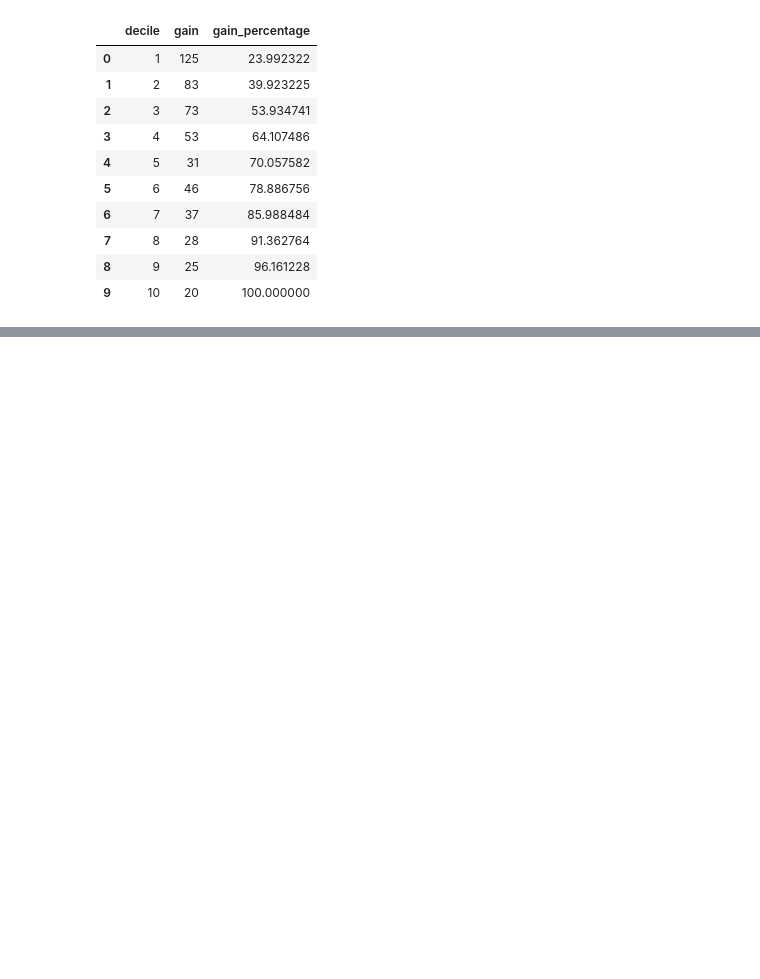
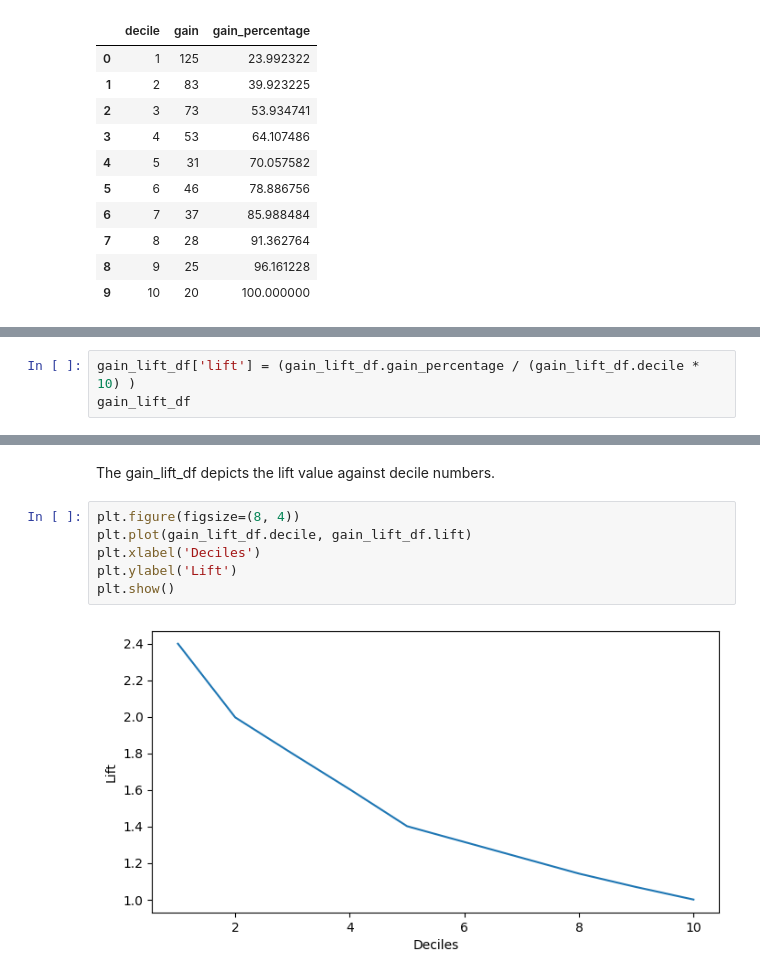
Before and after one commit to Anurag-Warthi/Data-Science-Machine-Learning, a Jupyter notebook: Data Science/03-Classification/Gain_Lift.ipynb, the cells around one changed output, grey strips where cells are left out. Drawn from its saved outputs; the diff is of its cells as text; blank space fills up the shorter version.

```diff
--- a/Data Science/03-Classification/Gain_Lift.ipynb
+++ b/Data Science/03-Classification/Gain_Lift.ipynb
@@ -339,0 +356,3 @@ gain_lift_df
+# %%
+gain_lift_df['lift'] = (gain_lift_df.gain_percentage / (gain_lift_df.decile * 10) )
+gain_lift_df
@@ -339,0 +371,10 @@ gain_lift_df
+# %% [markdown]
+The gain_lift_df depicts the lift value against decile numbers.
+# %%
+plt.figure(figsize=(8, 4))
+plt.plot(gain_lift_df.decile, gain_lift_df.lift)
+plt.xlabel('Deciles')
+plt.ylabel('Lift')
+plt.show()
+# %% [output]
+[figure, added]
```
Also changed, not shown: parts of 5 cells of this notebook.
